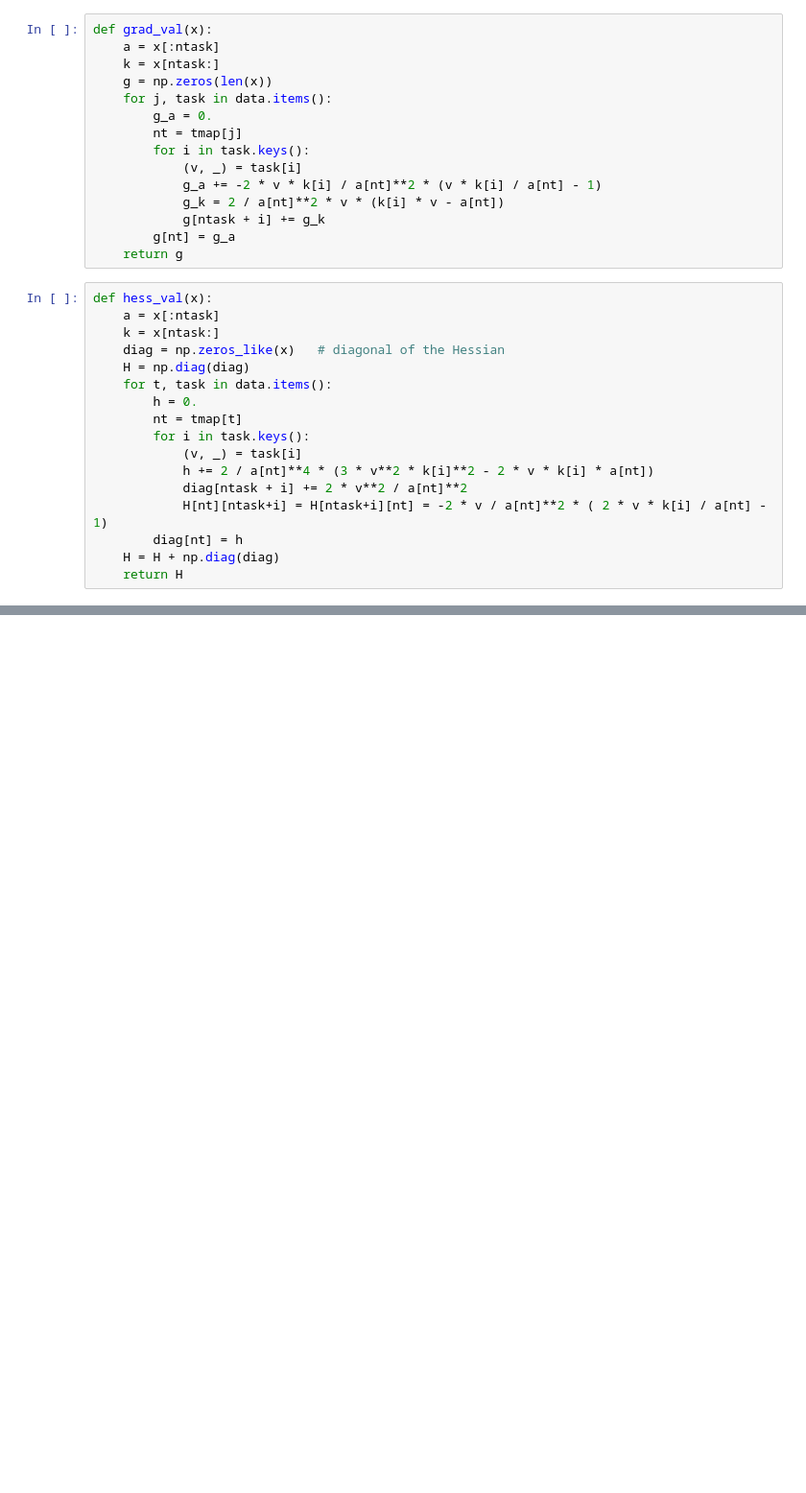
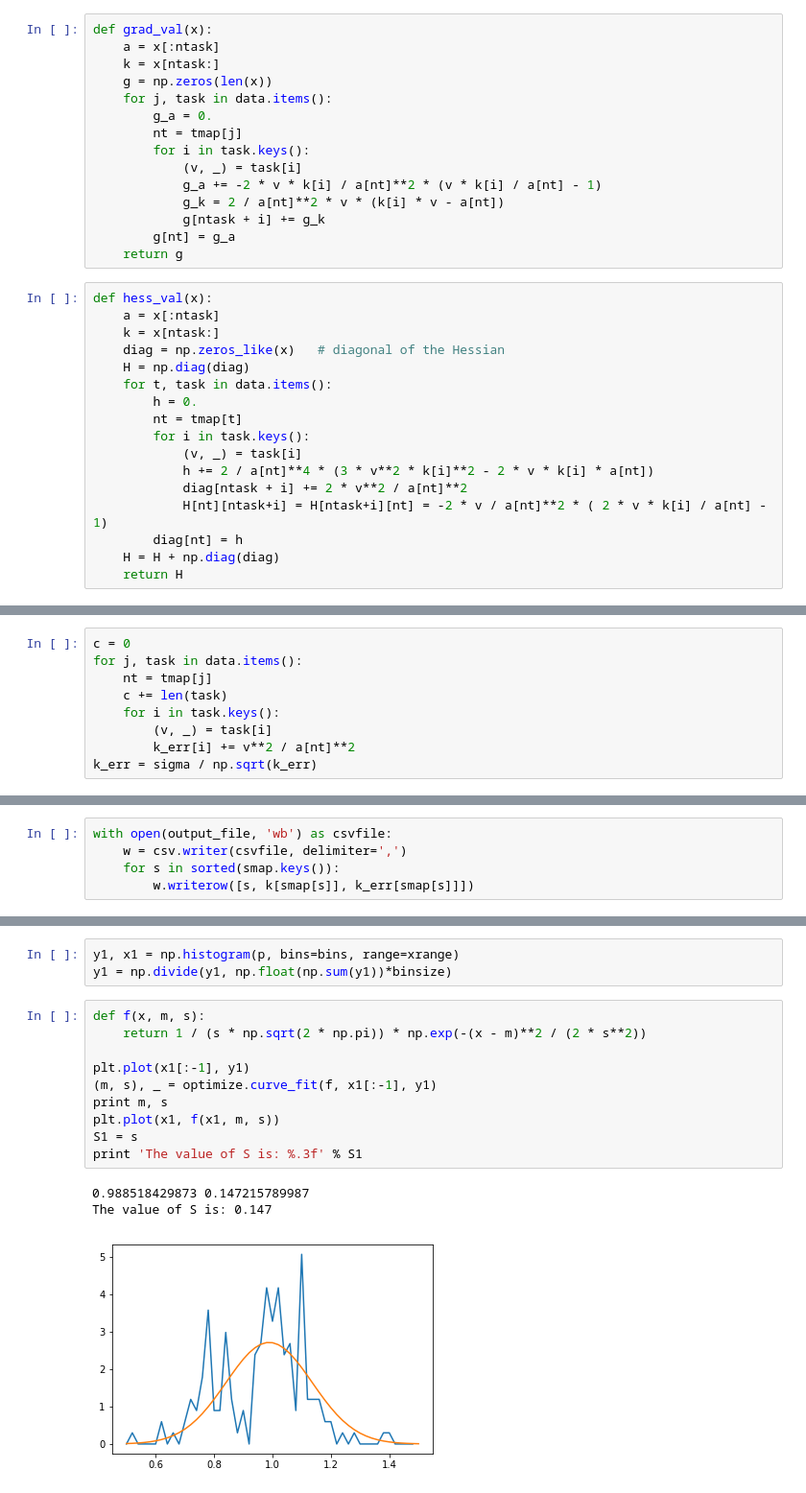
Before and after one commit to sciaba/ATLAS-CPU-time-analysis, a Jupyter notebook: Notebooks/Fit CPU power at ATLAS Tier-0.ipynb, the cells around one changed output, grey strips where cells are left out. Shown: that part at 96% size. Saved outputs shown, nothing was run; the diff lists cells and outputs as text; blank space fills up the shorter version.

```diff
--- a/Notebooks/Fit CPU power at ATLAS Tier-0.ipynb
+++ b/Notebooks/Fit CPU power at ATLAS Tier-0.ipynb
@@ -149,0 +150,9 @@ Intel(R)_Xeon(R)_CPU___________L5520__@_2.27GHz 0.719852427009
+# %%
+c = 0
+for j, task in data.items():
+    nt = tmap[j]
+    c += len(task)
+    for i in task.keys():
+        (v, _) = task[i]
+        k_err[i] += v**2 / a[nt]**2
+k_err = sigma / np.sqrt(k_err)
@@ -149,0 +169,5 @@ Intel(R)_Xeon(R)_CPU___________L5520__@_2.27GHz 0.719852427009
+# %%
+with open(output_file, 'wb') as csvfile:
+    w = csv.writer(csvfile, delimiter=',')
+    for s in sorted(smap.keys()):
+        w.writerow([s, k[smap[s]], k_err[smap[s]]])
@@ -150 +189,18 @@ Intel(R)_Xeon(R)_CPU___________L5520__@_2.27GHz 0.719852427009
+# %%
+y1, x1 = np.histogram(p, bins=bins, range=xrange)
+y1 = np.divide(y1, np.float(np.sum(y1))*binsize)
+# %%
+def f(x, m, s):
+    return 1 / (s * np.sqrt(2 * np.pi)) * np.exp(-(x - m)**2 / (2 * s**2))
+
+plt.plot(x1[:-1], y1)
+(m, s), _ = optimize.curve_fit(f, x1[:-1], y1)
+print m, s
+plt.plot(x1, f(x1, m, s))
+S1 = s
+print 'The value of S is: %.3f' % S1
+# %% [output]
+0.988518429873 0.147215789987
+The value of S is: 0.147
+[figure, added]
 # %%
```
Also changed, not shown: parts of 23 cells of this notebook, 2 other files.
